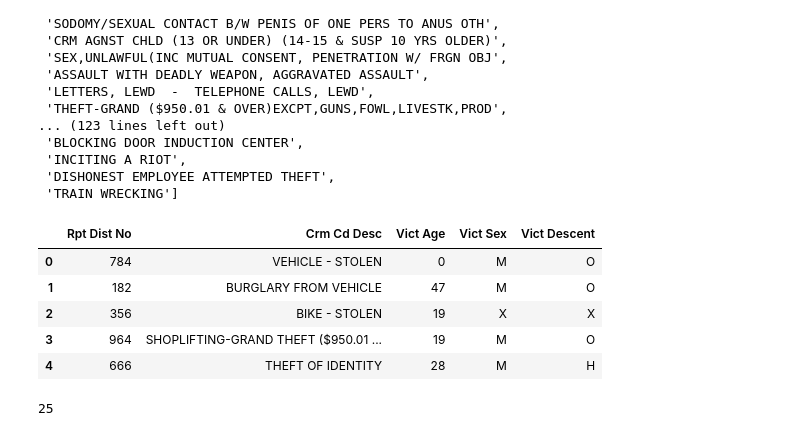
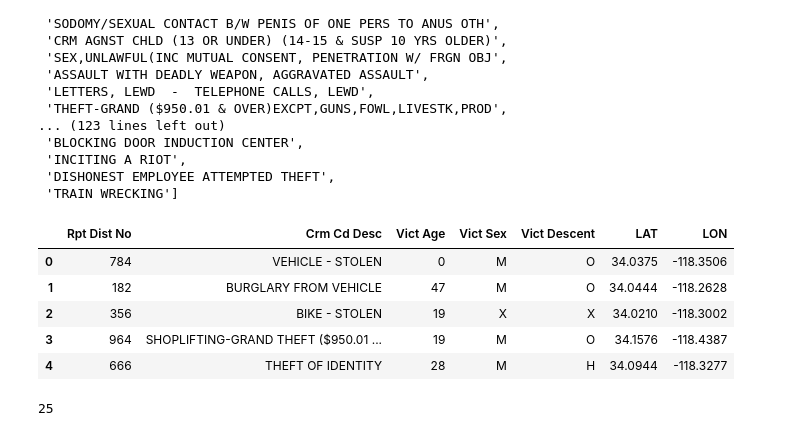
Before and after one commit to sharonm6/safety-backend, a Jupyter notebook: src/eda.ipynb, the cells around one changed output. Saved outputs shown, nothing was run; the diff lists cells and outputs as text; code cells hidden in the pictures.

```diff
--- a/src/eda.ipynb
+++ b/src/eda.ipynb
@@ -102,15 +102,15 @@ list(df_crime_cd_mapping['Crm Cd Desc'].unique())
  'DISHONEST EMPLOYEE ATTEMPTED THEFT',
  'TRAIN WRECKING']
 # %%
-df_related = df[['Rpt Dist No', 'Crm Cd Desc', 'Vict Age', 'Vict Sex', 'Vict Descent']]
+df_related = df[['Rpt Dist No', 'Crm Cd Desc', 'Vict Age', 'Vict Sex', 'Vict Descent', 'LAT', 'LON']]
 df_related.head()
 # %% [output]
-|  | Rpt Dist No | Crm Cd Desc | Vict Age | Vict Sex | Vict Descent |
-| 0 | 784 | VEHICLE - STOLEN | 0 | M | O |
-| 1 | 182 | BURGLARY FROM VEHICLE | 47 | M | O |
-| 2 | 356 | BIKE - STOLEN | 19 | X | X |
-| 3 | 964 | SHOPLIFTING-GRAND THEFT ($950.01 ... | 19 | M | O |
-| 4 | 666 | THEFT OF IDENTITY | 28 | M | H |
+|  | Rpt Dist No | Crm Cd Desc | Vict Age | Vict Sex | Vict Descent | LAT | LON |
+| 0 | 784 | VEHICLE - STOLEN | 0 | M | O | 34.0375 | -118.3506 |
+| 1 | 182 | BURGLARY FROM VEHICLE | 47 | M | O | 34.0444 | -118.2628 |
+| 2 | 356 | BIKE - STOLEN | 19 | X | X | 34.0210 | -118.3002 |
+| 3 | 964 | SHOPLIFTING-GRAND THEFT ($950.01 ... | 19 | M | O | 34.1576 | -118.4387 |
+| 4 | 666 | THEFT OF IDENTITY | 28 | M | H | 34.0944 | -118.3277 |
 # %%
 ucr_categories_dict = {
     'homicide': [
```
Also changed, not shown: parts of 3 cells of this notebook, 2 other files.
